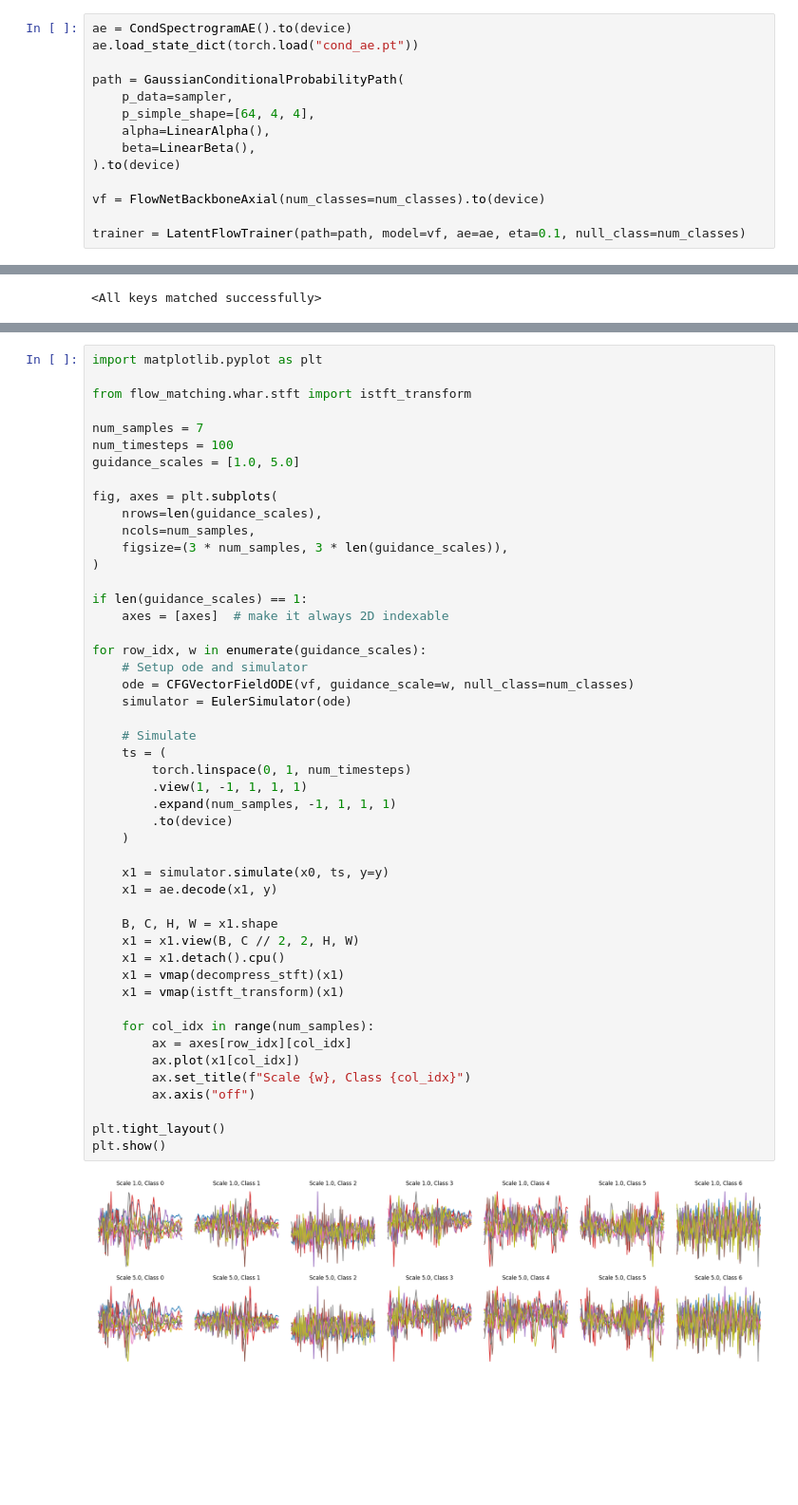
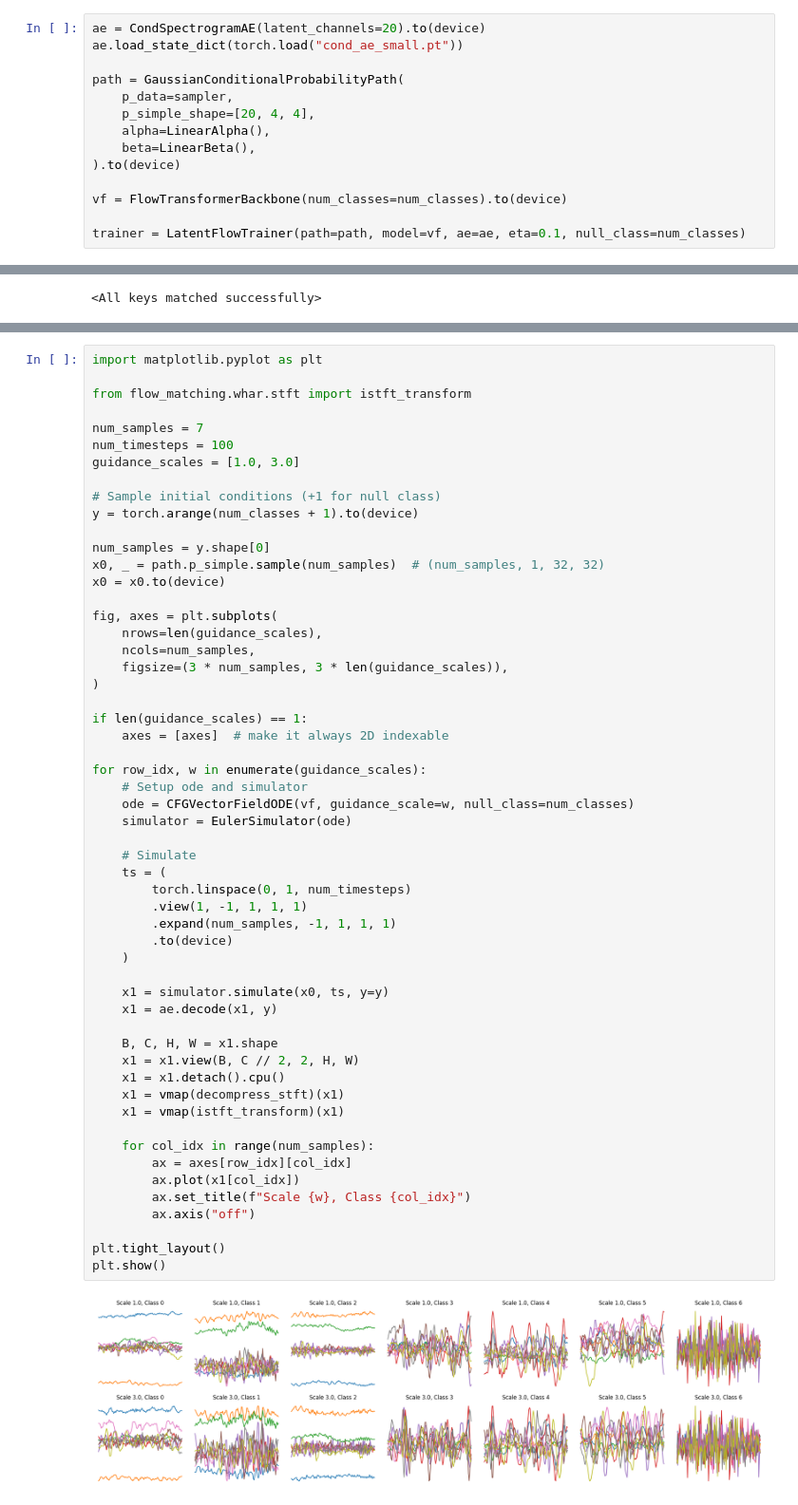
Before and after one commit to chookcurry/flow-matching, a Jupyter notebook: notebooks/whar/train_latent_flow.ipynb, the cells around one changed output, grey strips where cells are left out. Shown at 95% size. Drawn from its saved outputs; the diff is of its cells as text; blank space fills up the shorter version.

```diff
--- a/notebooks/whar/train_latent_flow.ipynb
+++ b/notebooks/whar/train_latent_flow.ipynb
@@ -55,17 +55,17 @@ print(num_classes)
 [18, 32, 32]
 6
 # %%
-ae = CondSpectrogramAE().to(device)
-ae.load_state_dict(torch.load("cond_ae.pt"))
+ae = CondSpectrogramAE(latent_channels=20).to(device)
+ae.load_state_dict(torch.load("cond_ae_small.pt"))
 
 path = GaussianConditionalProbabilityPath(
     p_data=sampler,
-    p_simple_shape=[64, 4, 4],
+    p_simple_shape=[20, 4, 4],
     alpha=LinearAlpha(),
     beta=LinearBeta(),
 ).to(device)
 
-vf = FlowNetBackboneAxial(num_classes=num_classes).to(device)
+vf = FlowTransformerBackbone(num_classes=num_classes).to(device)
 
 trainer = LatentFlowTrainer(path=path, model=vf, ae=ae, eta=0.1, null_class=num_classes)
 # %%
@@ -200,7 +200,14 @@ from flow_matching.whar.stft import istft_transform
 
 num_samples = 7
 num_timesteps = 100
-guidance_scales = [1.0, 5.0]
+guidance_scales = [1.0, 3.0]
+
+# Sample initial conditions (+1 for null class)
+y = torch.arange(num_classes + 1).to(device)
+
+num_samples = y.shape[0]
+x0, _ = path.p_simple.sample(num_samples)  # (num_samples, 1, 32, 32)
+x0 = x0.to(device)
 
 fig, axes = plt.subplots(
     nrows=len(guidance_scales),
@@ -215,31 +222,31 @@ for row_idx, w in enumerate(guidance_scales):
     # Setup ode and simulator
     ode = CFGVectorFieldODE(vf, guidance_scale=w, null_class=num_classes)
     simulator = EulerSimulator(ode)
 
     # Simulate
     ts = (
         torch.linspace(0, 1, num_timesteps)
         .view(1, -1, 1, 1, 1)
         .expand(num_samples, -1, 1, 1, 1)
         .to(device)
     )
 
     x1 = simulator.simulate(x0, ts, y=y)
     x1 = ae.decode(x1, y)
 
     B, C, H, W = x1.shape
     x1 = x1.view(B, C // 2, 2, H, W)
     x1 = x1.detach().cpu()
     x1 = vmap(decompress_stft)(x1)
     x1 = vmap(istft_transform)(x1)
 
     for col_idx in range(num_samples):
         ax = axes[row_idx][col_idx]
         ax.plot(x1[col_idx])
         ax.set_title(f"Scale {w}, Class {col_idx}")
         ax.axis("off")
 
 plt.tight_layout()
 plt.show()
 # %% [output]
-[figure, old version]
+[figure, new version]
```
Also changed, not shown: parts of 6 cells of this notebook, 5 other files.
